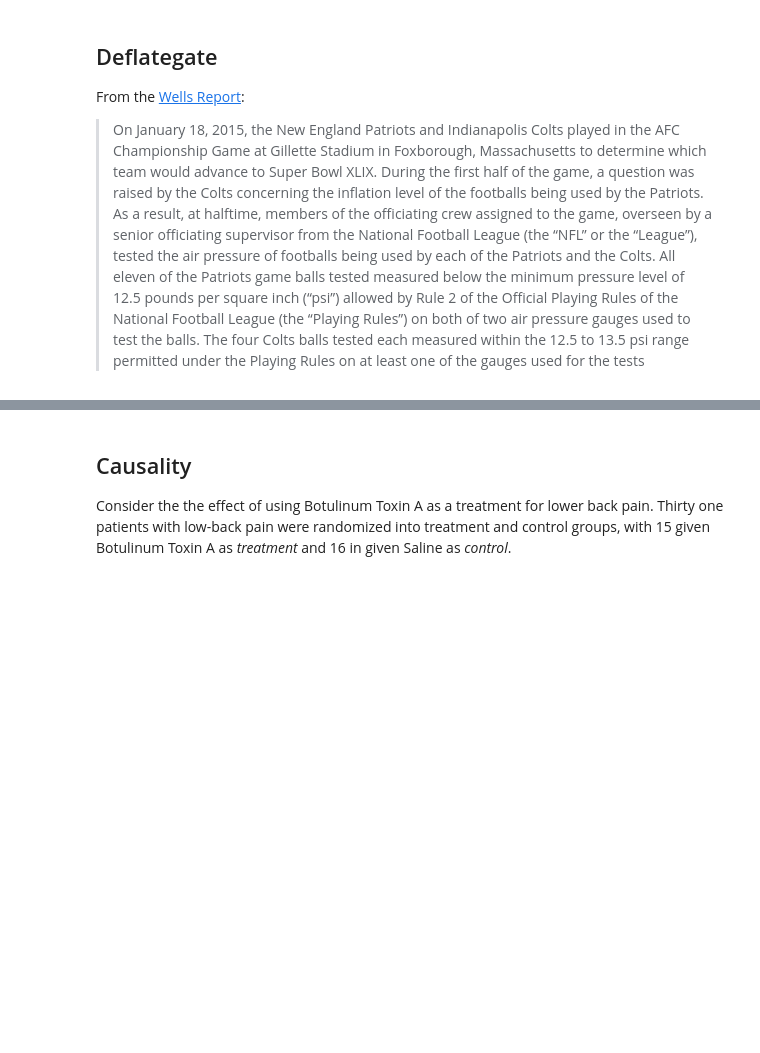
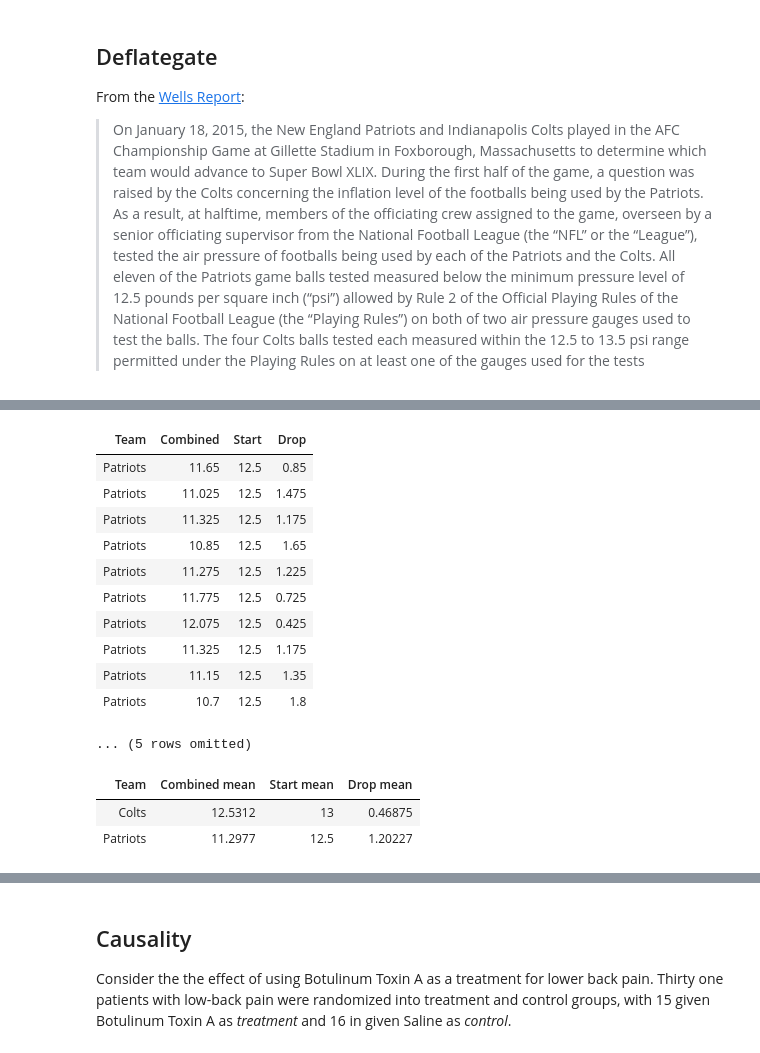
Before and after one commit to DukeCS/FoDS-s19, a Jupyter notebook: lec/lec08.ipynb, the cells around one changed output, grey strips where cells are left out. Cells and saved outputs as stored; diff of their text form; code cells hidden in the pictures; blank space fills up the shorter version.

```diff
--- a/lec/lec08.ipynb
+++ b/lec/lec08.ipynb
@@ -81,0 +257,3 @@ football.show()
+# %%
+start = np.append(12.5*np.ones(11), 13*np.ones(4))
+start
@@ -81,0 +279,22 @@ football.show()
+# %%
+football = football.with_column('Drop', football.column(2)-football.column(1))
+football
+# %% [output]
+| Team | Combined | Start | Drop |
+| Patriots | 11.65 | 12.5 | 0.85 |
+| Patriots | 11.025 | 12.5 | 1.475 |
+| Patriots | 11.325 | 12.5 | 1.175 |
+| Patriots | 10.85 | 12.5 | 1.65 |
+| Patriots | 11.275 | 12.5 | 1.225 |
+| Patriots | 11.775 | 12.5 | 0.725 |
+| Patriots | 12.075 | 12.5 | 0.425 |
+| Patriots | 11.325 | 12.5 | 1.175 |
+| Patriots | 11.15 | 12.5 | 1.35 |
+| Patriots | 10.7 | 12.5 | 1.8 |
+... (5 rows omitted)
+# %%
+football.group('Team', np.mean)
+# %% [output]
+| Team | Combined mean | Start mean | Drop mean |
+| Colts | 12.5312 | 13 | 0.46875 |
+| Patriots | 11.2977 | 12.5 | 1.20227 |
```
Also changed, not shown: parts of 28 cells of this notebook.
